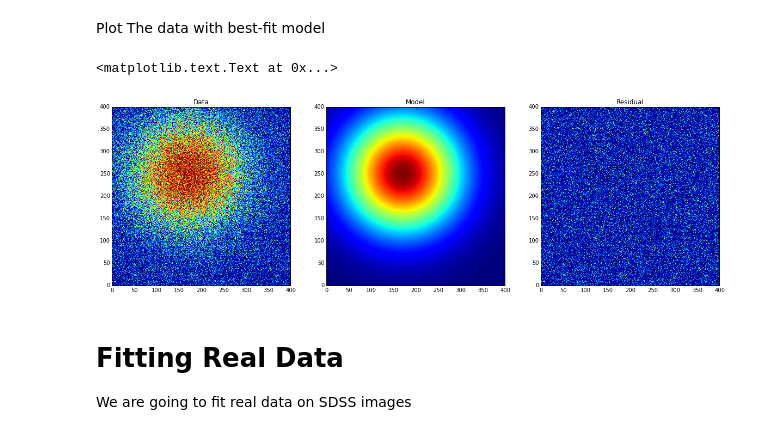
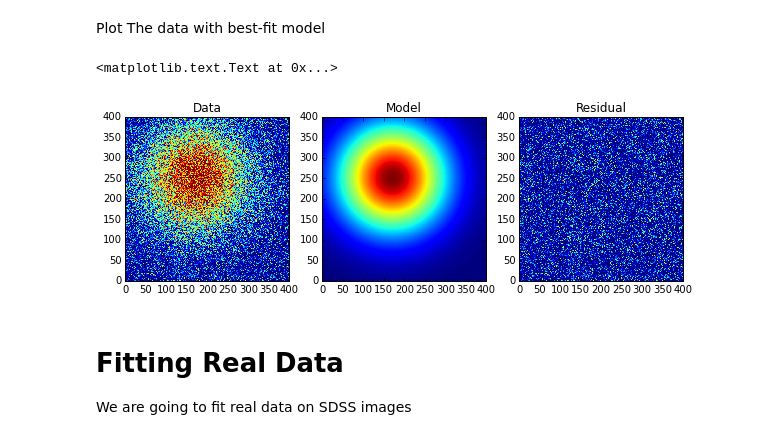
Before and after one commit to MickaelRigault/astrobject, a Jupyter notebook: notebooks/AstropyModelling.ipynb, the cells around one changed output. Cells and saved outputs as stored; diff of their text form; code cells hidden in the pictures.

```diff
--- a/notebooks/AstropyModelling.ipynb
+++ b/notebooks/AstropyModelling.ipynb
@@ -158,21 +158,21 @@ p = fit_p(p_init, x, y, gauss2d)
 # %% [markdown]
 Plot The data with best-fit model
 # %%
-plt.figure(figsize=(20, 10))
+plt.figure(figsize=(10, 5))
 prop = dict(origin='lower', interpolation='nearest',
            vmax=0.2,vmin=0.001)
 plt.subplot(1, 3, 1)
 plt.imshow(gauss2d, **prop)
 plt.title("Data")
 plt.subplot(1, 3, 2)
 plt.imshow(p(x, y), **prop)
 plt.title("Model")
 plt.subplot(1, 3, 3)
 plt.imshow((gauss2d - p(x, y)), **prop)
 plt.title("Residual")
 # %% [output]
 <matplotlib.text.Text at 0x...>
-[figure, old version]
+[figure, new version]
 # %% [markdown]
 
 # Fitting Real Data
```
Also changed, not shown: parts of 4 cells of this notebook.
